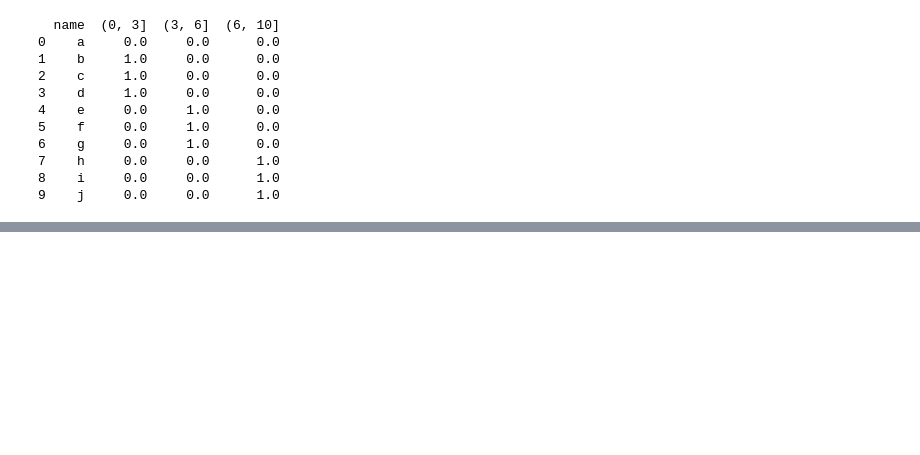
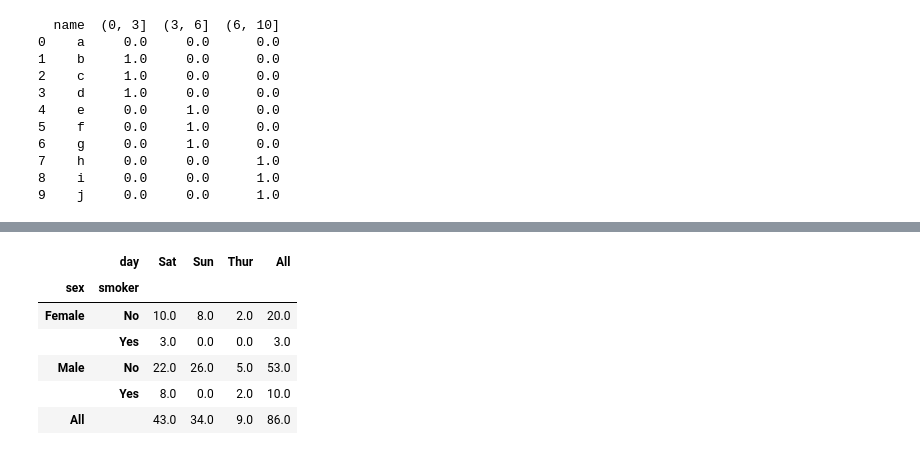
Before and after one commit to jeffmxh/jupyter_notebook, a Jupyter notebook: pandas_learn.ipynb, the cells around one changed output, grey strips where cells are left out. Saved outputs shown, nothing was run; the diff lists cells and outputs as text; code cells hidden in the pictures; blank space fills up the shorter version.

```diff
--- a/pandas_learn.ipynb
+++ b/pandas_learn.ipynb
@@ -295,0 +412,11 @@ tenor         1         3         5         1         3
+# %%
+tips.groupby(['sex','day'])['tip_pct','size'].mean()
+tips.pivot_table('tip_pct', index = ['sex', 'smoker'], columns='day', aggfunc=len, margins=True, fill_value=0)
+# %% [output]
+|  | day | Sat | Sun | Thur | All |
+| sex | smoker |  |  |  |  |
+| Female | No | 10.0 | 8.0 | 2.0 | 20.0 |
+|  | Yes | 3.0 | 0.0 | 0.0 | 3.0 |
+| Male | No | 22.0 | 26.0 | 5.0 | 53.0 |
+|  | Yes | 8.0 | 0.0 | 2.0 | 10.0 |
+| All |  | 43.0 | 34.0 | 9.0 | 86.0 |
```
Also changed, not shown: parts of 14 cells of this notebook, 2 other files.
